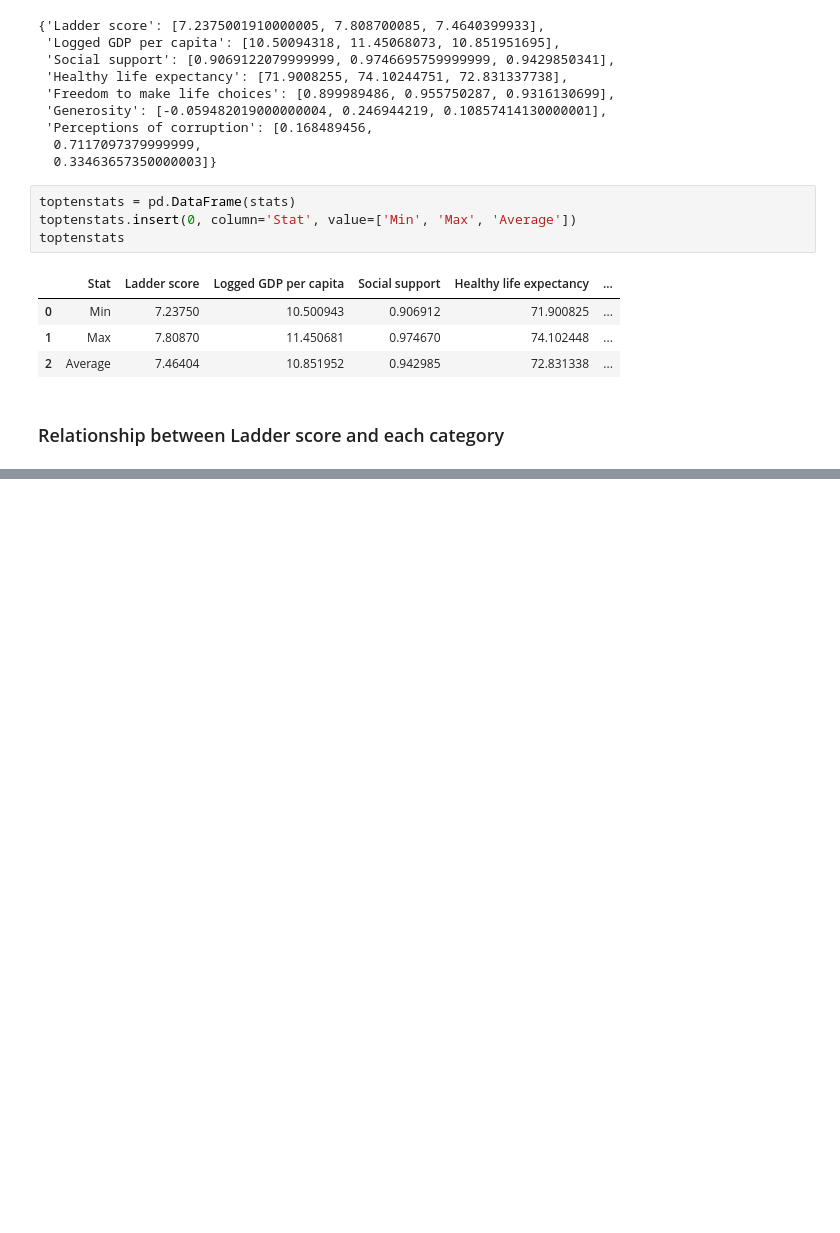
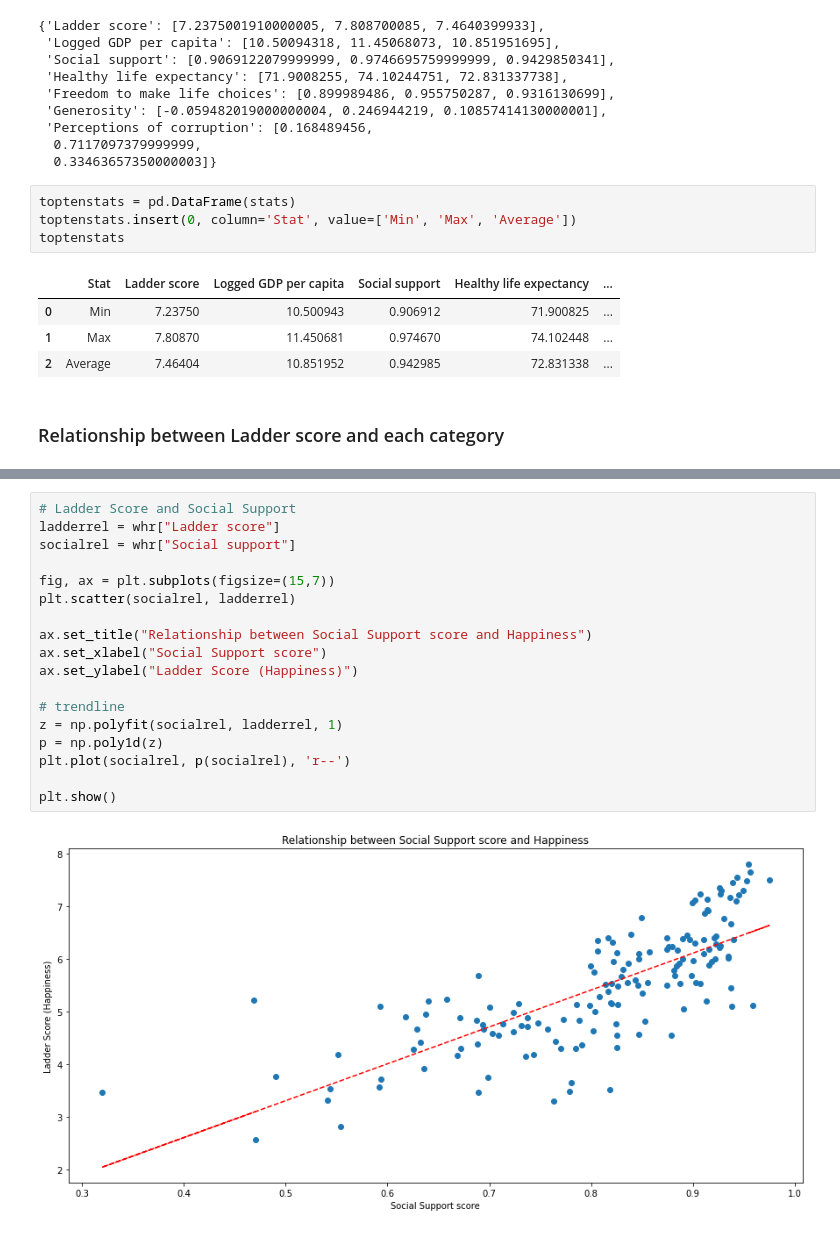
Before and after one commit to gianmillare/Living-in-Happiness, a Jupyter notebook: project.ipynb, the cells around one changed output, grey strips where cells are left out. Drawn from its saved outputs; the diff is of its cells as text; blank space fills up the shorter version.

```diff
--- a/project.ipynb
+++ b/project.ipynb
@@ -316,0 +315,20 @@ y=%.6fx+(%.6f)%(z[0],z[1])
+# %%
+# Ladder Score and Social Support
+ladderrel = whr["Ladder score"]
+socialrel = whr["Social support"]
+
+fig, ax = plt.subplots(figsize=(15,7))
+plt.scatter(socialrel, ladderrel)
+
+ax.set_title("Relationship between Social Support score and Happiness")
+ax.set_xlabel("Social Support score")
+ax.set_ylabel("Ladder Score (Happiness)")
+
+# trendline
+z = np.polyfit(socialrel, ladderrel, 1)
+p = np.poly1d(z)
+plt.plot(socialrel, p(socialrel), 'r--')
+
+plt.show()
+# %% [output]
+[figure, added]
```
Also changed, not shown: parts of 1 cell of this notebook.
